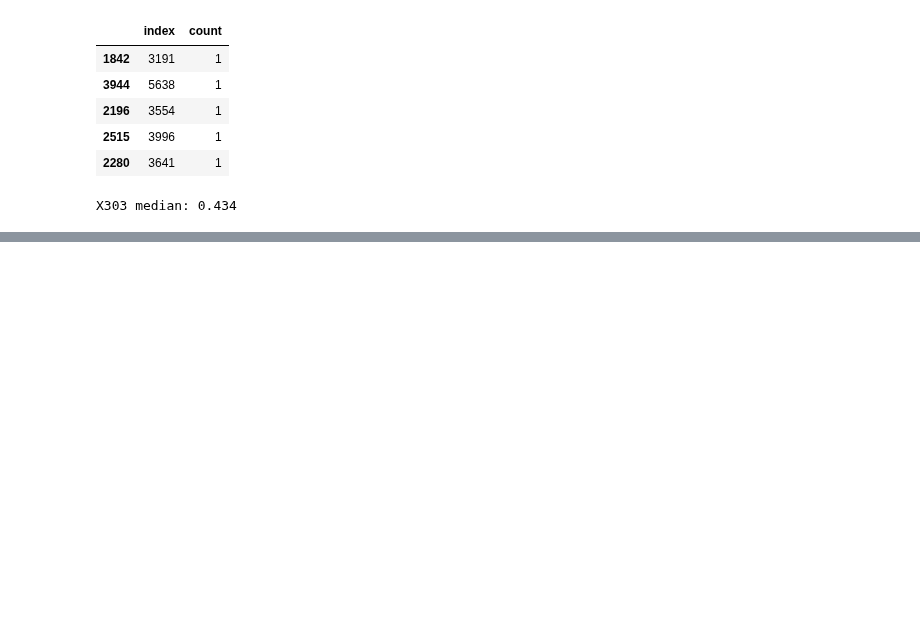
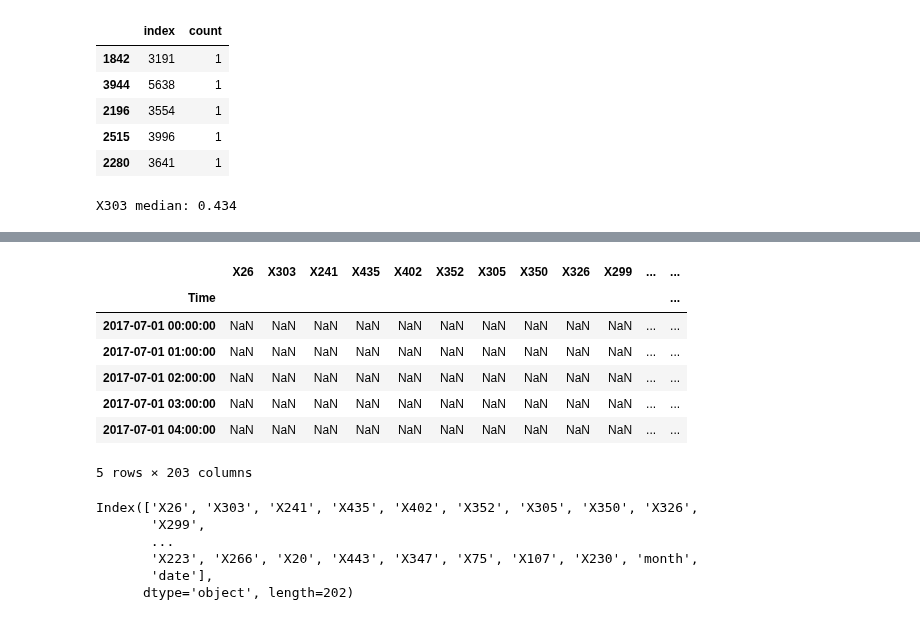
Before and after one commit to yagippi27/DACON_CONTEST_2019, a Jupyter notebook: SOOMIN/Untitled.ipynb, the cells around one changed output, grey strips where cells are left out. Cells and saved outputs as stored; diff of their text form; code cells hidden in the pictures; blank space fills up the shorter version.

```diff
--- a/SOOMIN/Untitled.ipynb
+++ b/SOOMIN/Untitled.ipynb
@@ -104,0 +107,2 @@ for k in range(1, len(test2.columns) ):
+# %%
+test = pd.read_csv("data/dacon_naremoval_method_TEST.csv", sep=',')
@@ -104,0 +119,29 @@ for k in range(1, len(test2.columns) ):
+# %%
+test['Time'] = pd.to_datetime(test.Time)
+test = test.set_index('Time')
+# %%
+test['month'] = test.index.month
+test['date'] = test.index.day
+test['hour'] = test.index.hour
+# %%
+test.head()
+# %% [output]
+|  | X26 | X303 | X241 | X435 | X402 | X352 | X305 | X350 | X326 | X299 | ... | ... |
+| Time |  |  |  |  |  |  |  |  |  |  |  | ... |
+| 2017-07-01 00:00:00 | NaN | NaN | NaN | NaN | NaN | NaN | NaN | NaN | NaN | NaN | ... | ... |
+| 2017-07-01 01:00:00 | NaN | NaN | NaN | NaN | NaN | NaN | NaN | NaN | NaN | NaN | ... | ... |
+| 2017-07-01 02:00:00 | NaN | NaN | NaN | NaN | NaN | NaN | NaN | NaN | NaN | NaN | ... | ... |
+| 2017-07-01 03:00:00 | NaN | NaN | NaN | NaN | NaN | NaN | NaN | NaN | NaN | NaN | ... | ... |
+| 2017-07-01 04:00:00 | NaN | NaN | NaN | NaN | NaN | NaN | NaN | NaN | NaN | NaN | ... | ... |
+5 rows × 203 columns
+# %%
+hourly = test.groupby('hour').mean()
+c = hourly.columns
+c
+# %% [output]
+Index(['X26', 'X303', 'X241', 'X435', 'X402', 'X352', 'X305', 'X350', 'X326',
+       'X299',
+       ...
+       'X223', 'X266', 'X20', 'X443', 'X347', 'X75', 'X107', 'X230', 'month',
+       'date'],
+      dtype='object', length=202)
```
Also changed, not shown: parts of 13 cells of this notebook, 4 other files.
